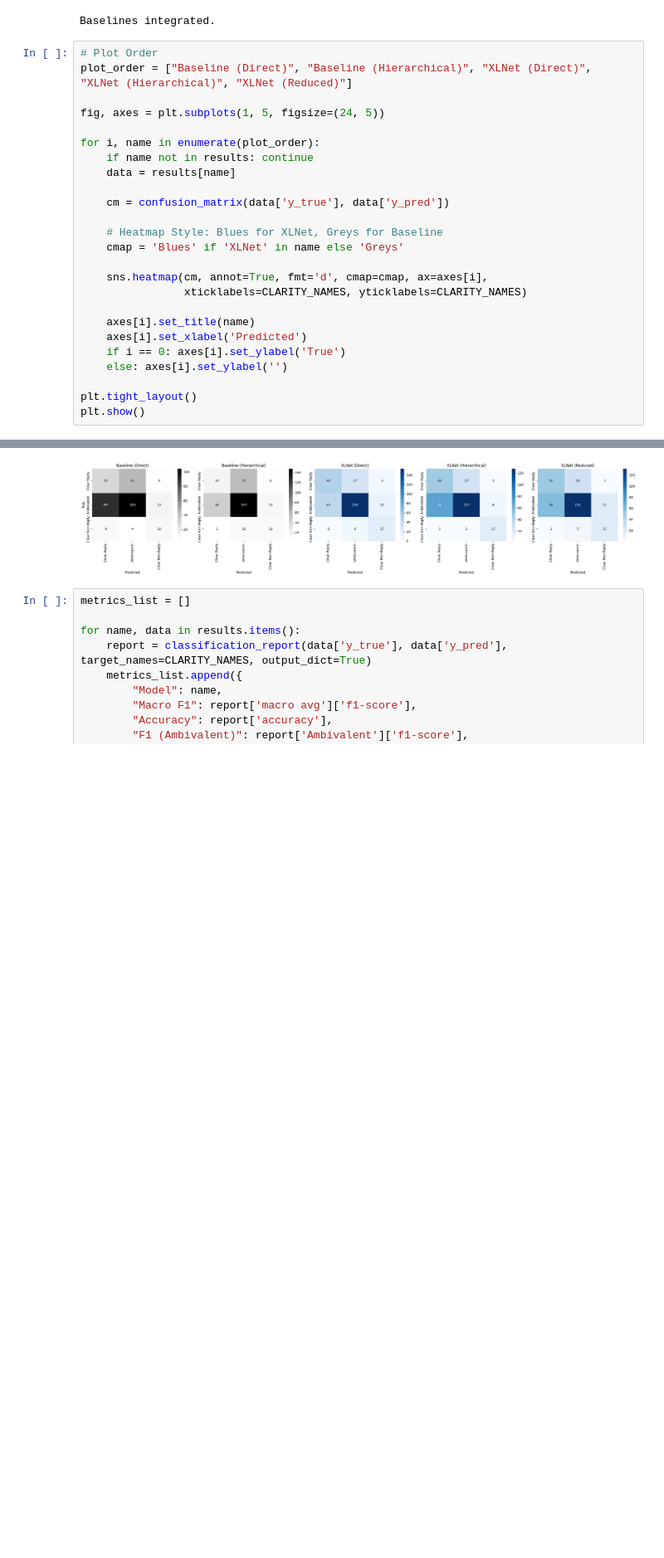
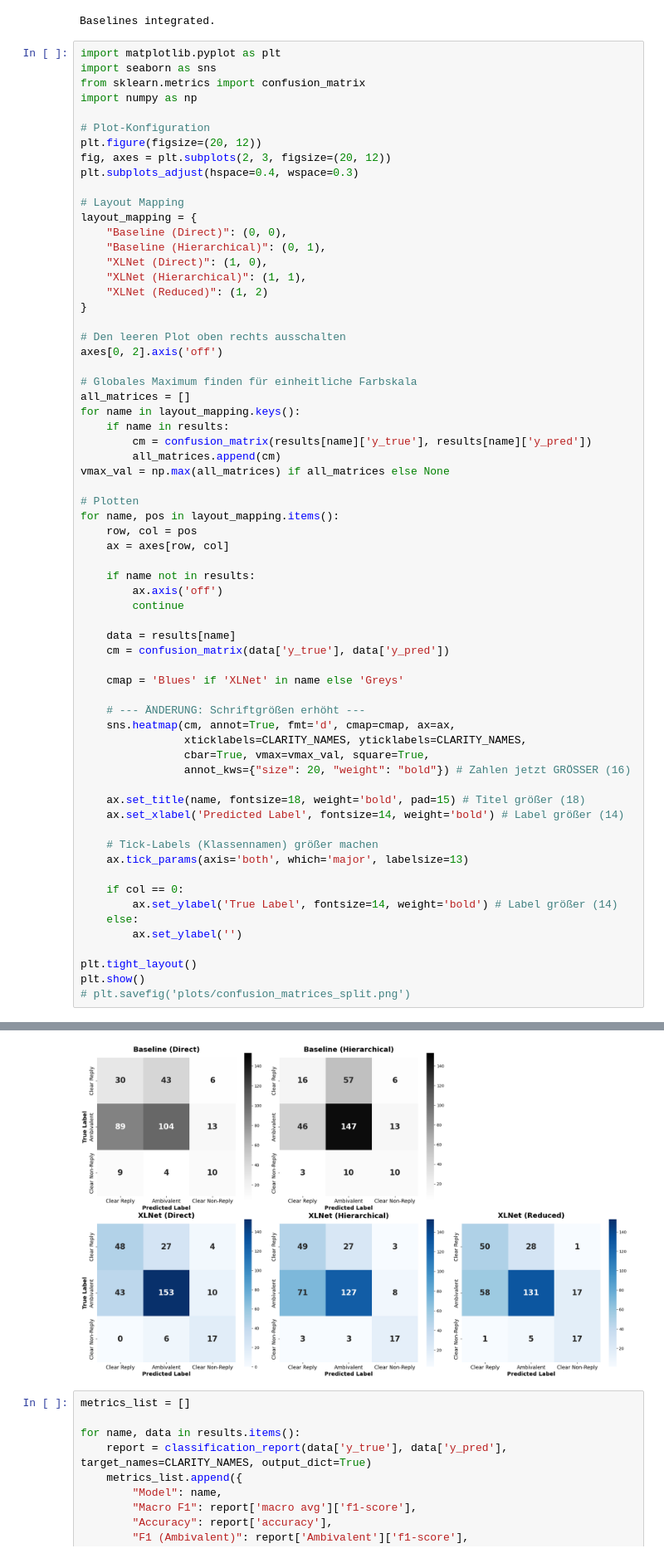
Before and after one commit to torachim/NLPGroup29, a Jupyter notebook: notebooks/final_evaluation.ipynb, the cells around one changed output, grey strips where cells are left out. Shown at 83% size. Cells and saved outputs as stored; diff of their text form; blank space fills up the shorter version.

```diff
--- a/notebooks/final_evaluation.ipynb
+++ b/notebooks/final_evaluation.ipynb
@@ -168,28 +168,68 @@ Training Direct Logistic Regression...
 Training Hierarchical Logistic Regression...
 Baselines integrated.
 # %%
-# Plot Order
-plot_order = ["Baseline (Direct)", "Baseline (Hierarchical)", "XLNet (Direct)", "XLNet (Hierarchical)", "XLNet (Reduced)"]
+import matplotlib.pyplot as plt
+import seaborn as sns
+from sklearn.metrics import confusion_matrix
+import numpy as np
 
-fig, axes = plt.subplots(1, 5, figsize=(24, 5))
+# Plot-Konfiguration
+plt.figure(figsize=(20, 12))
+fig, axes = plt.subplots(2, 3, figsize=(20, 12))
+plt.subplots_adjust(hspace=0.4, wspace=0.3)
 
-for i, name in enumerate(plot_order):
-    if name not in results: continue
+# Layout Mapping
+layout_mapping = {
+    "Baseline (Direct)": (0, 0),
+    "Baseline (Hierarchical)": (0, 1),
+    "XLNet (Direct)": (1, 0),
+    "XLNet (Hierarchical)": (1, 1),
+    "XLNet (Reduced)": (1, 2)
+}
+
+# Den leeren Plot oben rechts ausschalten
+axes[0, 2].axis('off')
+
+# Globales Maximum finden für einheitliche Farbskala
+all_matrices = []
+for name in layout_mapping.keys():
+    if name in results:
+        cm = confusion_matrix(results[name]['y_true'], results[name]['y_pred'])
+        all_matrices.append(cm)
+vmax_val = np.max(all_matrices) if all_matrices else None
+
+# Plotten
+for name, pos in layout_mapping.items():
+    row, col = pos
+    ax = axes[row, col]
+
+    if name not in results:
+        ax.axis('off')
+        continue
+
     data = results[name]
-
     cm = confusion_matrix(data['y_true'], data['y_pred'])
 
-    # Heatmap Style: Blues for XLNet, Greys for Baseline
     cmap = 'Blues' if 'XLNet' in name else 'Greys'
 
-    sns.heatmap(cm, annot=True, fmt='d', cmap=cmap, ax=axes[i],
-                xticklabels=CLARITY_NAMES, yticklabels=CLARITY_NAMES)
+    # --- ÄNDERUNG: Schriftgrößen erhöht ---
+    sns.heatmap(cm, annot=True, fmt='d', cmap=cmap, ax=ax,
+                xticklabels=CLARITY_NAMES, yticklabels=CLARITY_NAMES,
+                cbar=True, vmax=vmax_val, square=True,
+                annot_kws={"size": 20, "weight": "bold"}) # Zahlen jetzt GRÖSSER (16)
 
-    axes[i].set_title(name)
-    axes[i].set_xlabel('Predicted')
-    if i == 0: axes[i].set_ylabel('True')
-    else: axes[i].set_ylabel('')
+    ax.set_title(name, fontsize=18, weight='bold', pad=15) # Titel größer (18)
+    ax.set_xlabel('Predicted Label', fontsize=14, weight='bold') # Label größer (14)
+
+    # Tick-Labels (Klassennamen) größer machen
+    ax.tick_params(axis='both', which='major', labelsize=13)
+
+    if col == 0:
+        ax.set_ylabel('True Label', fontsize=14, weight='bold') # Label größer (14)
+    else:
+        ax.set_ylabel('')
 
 plt.tight_layout()
 plt.show()
+# plt.savefig('plots/confusion_matrices_split.png')
 # %% [output]
@@ -196,4 +237,4 @@ plt.show()
-[figure, old version]
+[figure, new version]
 # %%
 metrics_list = []
 
```
Also changed, not shown: parts of 3 cells of this notebook.
